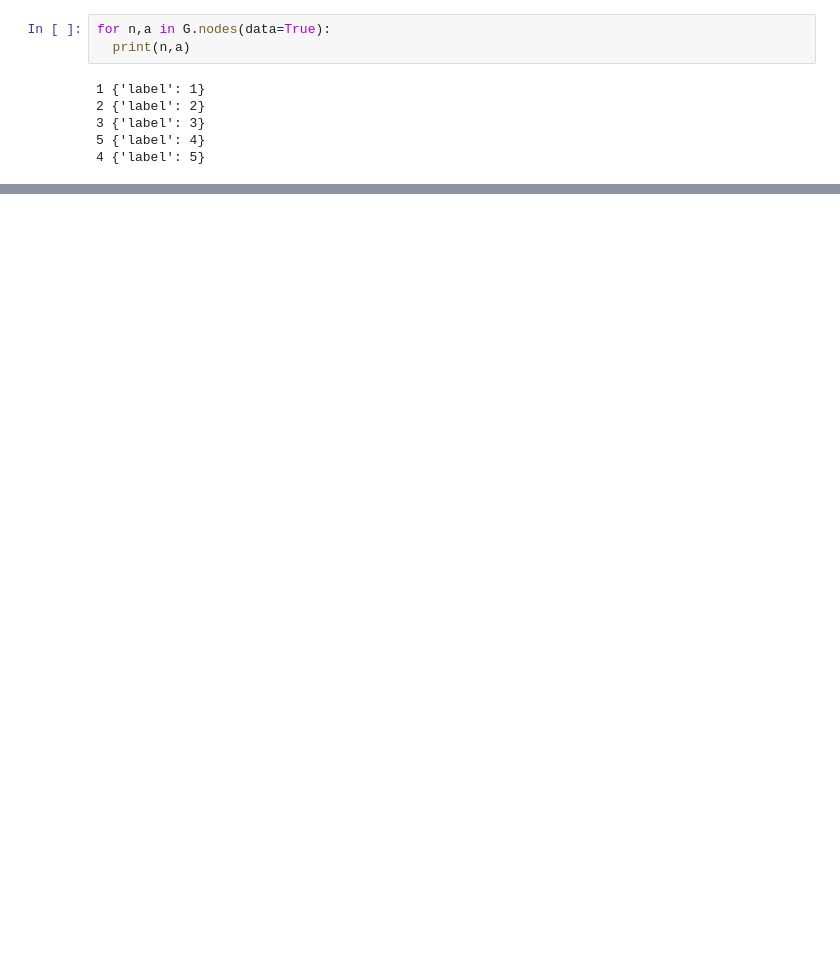
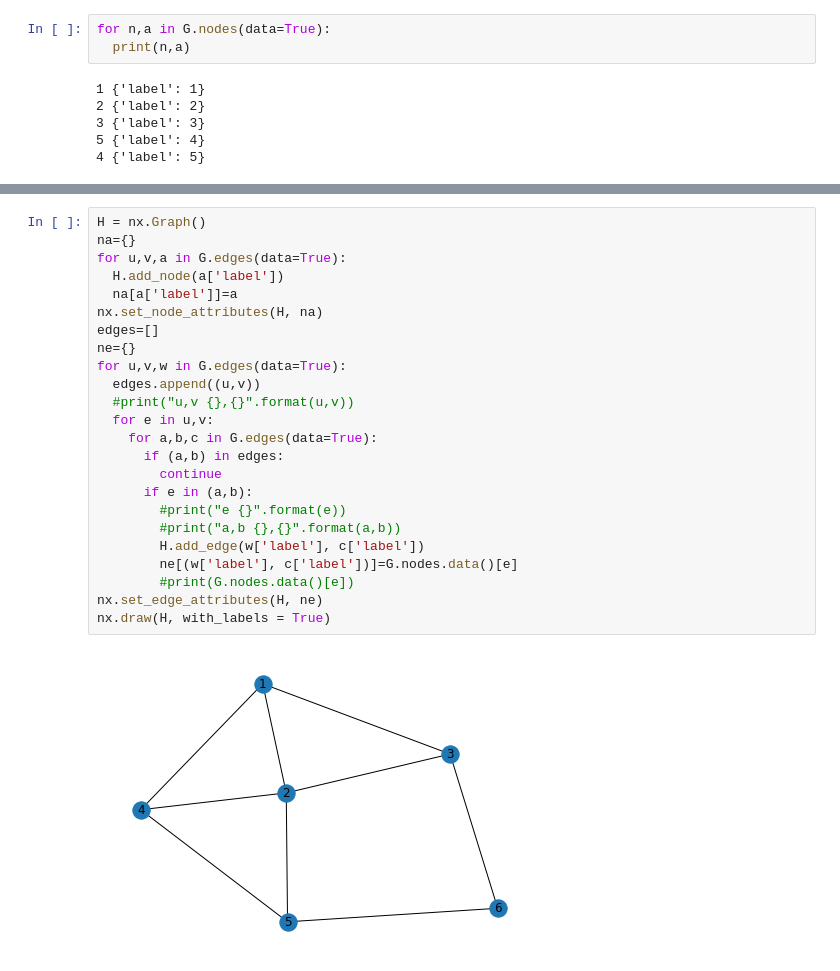
Before and after one commit to SijiJ/pytorch, a Jupyter notebook: node-to-edge.ipynb, the cells around one changed output, grey strips where cells are left out. Saved outputs shown, nothing was run; the diff lists cells and outputs as text; blank space fills up the shorter version.

```diff
--- a/node-to-edge.ipynb
+++ b/node-to-edge.ipynb
@@ -92,0 +137,26 @@ nx.draw(H, with_labels = True)
+# %%
+H = nx.Graph()
+na={}
+for u,v,a in G.edges(data=True):
+  H.add_node(a['label'])
+  na[a['label']]=a
+nx.set_node_attributes(H, na)
+edges=[]
+ne={}
+for u,v,w in G.edges(data=True):
+  edges.append((u,v))
+  #print("u,v {},{}".format(u,v))
+  for e in u,v:
+    for a,b,c in G.edges(data=True):
+      if (a,b) in edges:
+        continue
+      if e in (a,b):
+        #print("e {}".format(e))
+        #print("a,b {},{}".format(a,b))
+        H.add_edge(w['label'], c['label'])
+        ne[(w['label'], c['label'])]=G.nodes.data()[e]
+        #print(G.nodes.data()[e])
+nx.set_edge_attributes(H, ne)
+nx.draw(H, with_labels = True)
+# %% [output]
+[figure, added]
```
Also changed, not shown: parts of 13 cells of this notebook.
